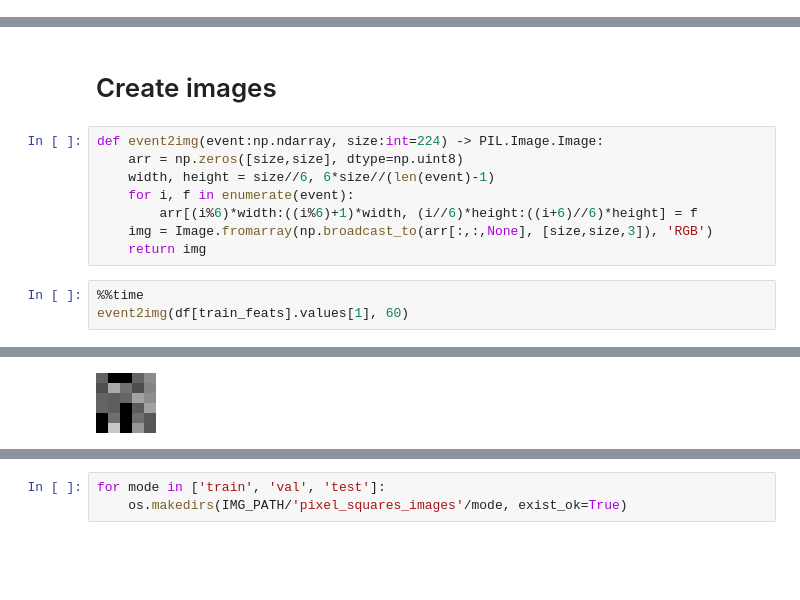
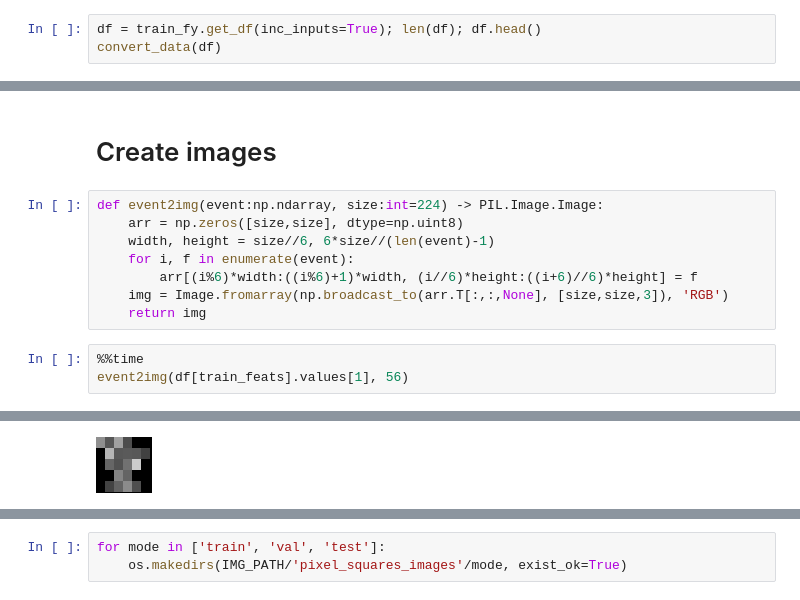
Before and after one commit to GilesStrong/SuperTML_HiggsML_Test, a Jupyter notebook: notebooks/image_formatter_pixels-squares.ipynb, the cells around one changed output, grey strips where cells are left out. Cells and saved outputs as stored; diff of their text form; blank space fills up the shorter version.

```diff
--- a/notebooks/image_formatter_pixels-squares.ipynb
+++ b/notebooks/image_formatter_pixels-squares.ipynb
@@ -77,0 +76,3 @@ convert_data(df)
+# %%
+df = train_fy.get_df(inc_inputs=True); len(df); df.head()
+convert_data(df)
@@ -100,9 +103,9 @@ def event2img(event:np.ndarray, size:int=224) -> PIL.Image.Image:
     width, height = size//6, 6*size//(len(event)-1)
     for i, f in enumerate(event):
         arr[(i%6)*width:((i%6)+1)*width, (i//6)*height:((i+6)//6)*height] = f
-    img = Image.fromarray(np.broadcast_to(arr[:,:,None], [size,size,3]), 'RGB')
+    img = Image.fromarray(np.broadcast_to(arr.T[:,:,None], [size,size,3]), 'RGB')
     return img
 # %%
 %%time
-event2img(df[train_feats].values[1], 60)
+event2img(df[train_feats].values[1], 56)
 # %% [output]
@@ -111 +114 @@ Wall time: 7.12 ms
-[figure, old version]
+[figure, new version]
```
Also changed, not shown: parts of 10 cells of this notebook, 12 other files.
